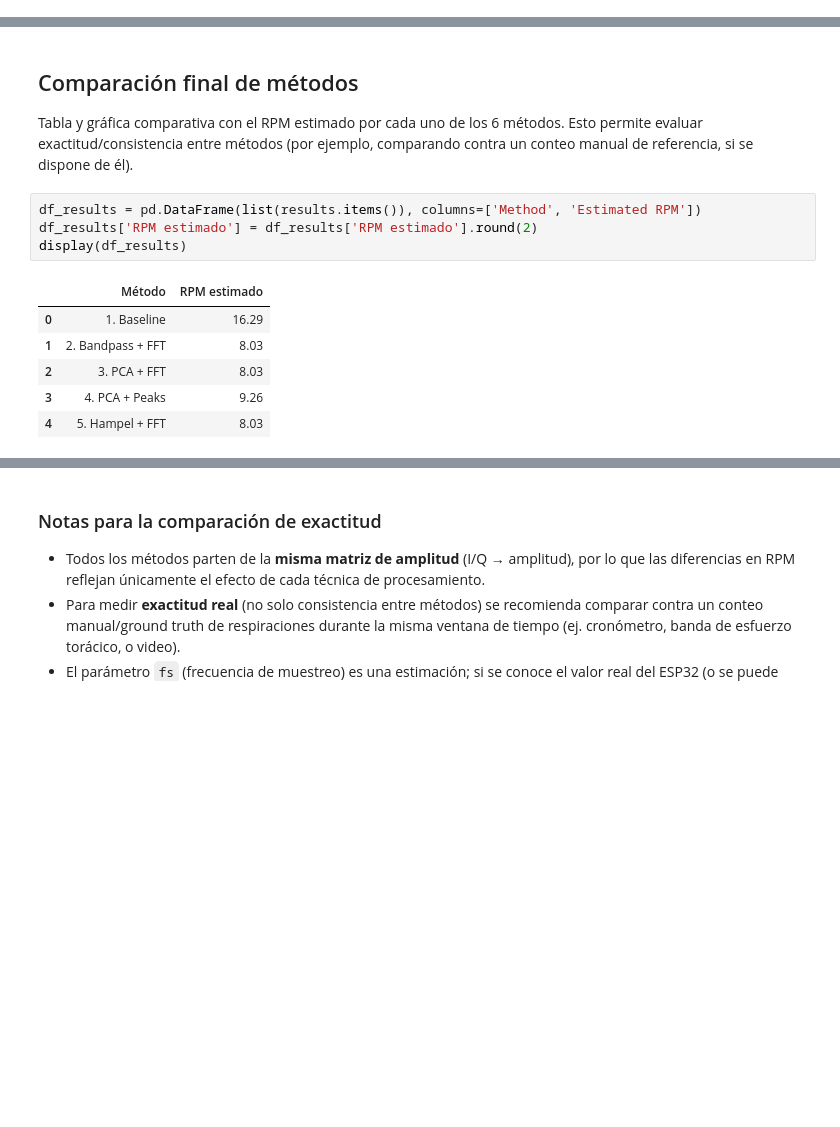
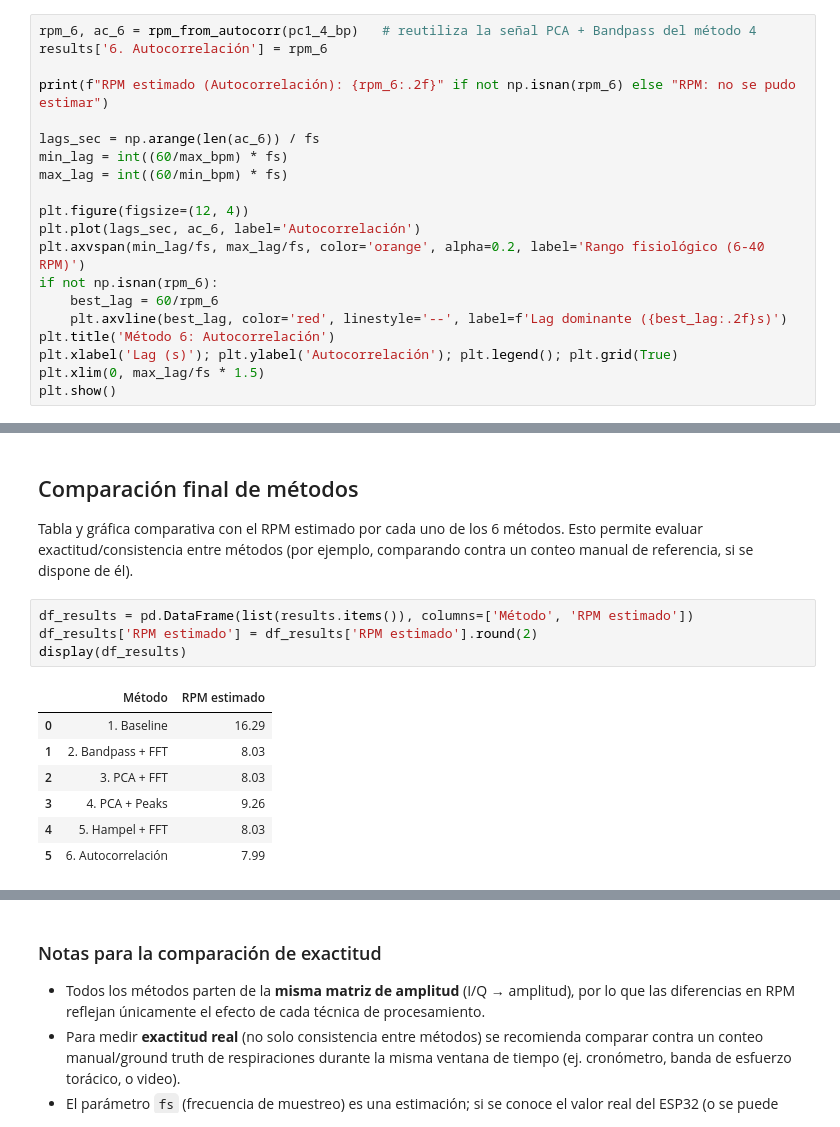
Before and after one commit to AnyeloHernandez/CSI-Signal-Processing-Methods-for-Respiration-Rate-Estimation-Using-Low-Cost-ESP32-Devices, a Jupyter notebook: Comparacion.ipynb, the cells around one changed output, grey strips where cells are left out. Cells and saved outputs as stored; diff of their text form; blank space fills up the shorter version.

```diff
--- a/Comparacion.ipynb
+++ b/Comparacion.ipynb
@@ -375,3 +351,23 @@ RPM estimado (Hampel + FFT): 8.03
 ## Método 6 — Otro método: Autocorrelación (sobre PCA + Bandpass)
 
 Como sexto método (bloque "Buscar otro" del diagrama) se implementa **autocorrelación**: busca el desfase (lag) donde la señal se parece más a sí misma dentro del rango fisiológico de respiración (6–40 RPM). Es un método complementario a FFT/picos, útil para señales cuasi-periódicas con ruido, y no depende de un umbral de prominencia como la detección de picos.
+# %%
+rpm_6, ac_6 = rpm_from_autocorr(pc1_4_bp)   # reutiliza la señal PCA + Bandpass del método 4
+results['6. Autocorrelación'] = rpm_6
+
+print(f"RPM estimado (Autocorrelación): {rpm_6:.2f}" if not np.isnan(rpm_6) else "RPM: no se pudo estimar")
+
+lags_sec = np.arange(len(ac_6)) / fs
+min_lag = int((60/max_bpm) * fs)
+max_lag = int((60/min_bpm) * fs)
+
+plt.figure(figsize=(12, 4))
+plt.plot(lags_sec, ac_6, label='Autocorrelación')
+plt.axvspan(min_lag/fs, max_lag/fs, color='orange', alpha=0.2, label='Rango fisiológico (6-40 RPM)')
+if not np.isnan(rpm_6):
+    best_lag = 60/rpm_6
+    plt.axvline(best_lag, color='red', linestyle='--', label=f'Lag dominante ({best_lag:.2f}s)')
+plt.title('Método 6: Autocorrelación')
+plt.xlabel('Lag (s)'); plt.ylabel('Autocorrelación'); plt.legend(); plt.grid(True)
+plt.xlim(0, max_lag/fs * 1.5)
+plt.show()
@@ -380,15 +379,16 @@ Como sexto método (bloque "Buscar otro" del diagrama) se implementa **autocorre
 
 Tabla y gráfica comparativa con el RPM estimado por cada uno de los 6 métodos. Esto permite evaluar exactitud/consistencia entre métodos (por ejemplo, comparando contra un conteo manual de referencia, si se dispone de él).
 # %%
-df_results = pd.DataFrame(list(results.items()), columns=['Method', 'Estimated RPM'])
+df_results = pd.DataFrame(list(results.items()), columns=['Método', 'RPM estimado'])
 df_results['RPM estimado'] = df_results['RPM estimado'].round(2)
 display(df_results)
 # %% [output]
 |  | Método | RPM estimado |
 | 0 | 1. Baseline | 16.29 |
 | 1 | 2. Bandpass + FFT | 8.03 |
 | 2 | 3. PCA + FFT | 8.03 |
 | 3 | 4. PCA + Peaks | 9.26 |
 | 4 | 5. Hampel + FFT | 8.03 |
+| 5 | 6. Autocorrelación | 7.99 |
 # %%
 plt.figure(figsize=(10, 5))
```
Also changed, not shown: parts of 8 cells of this notebook.
